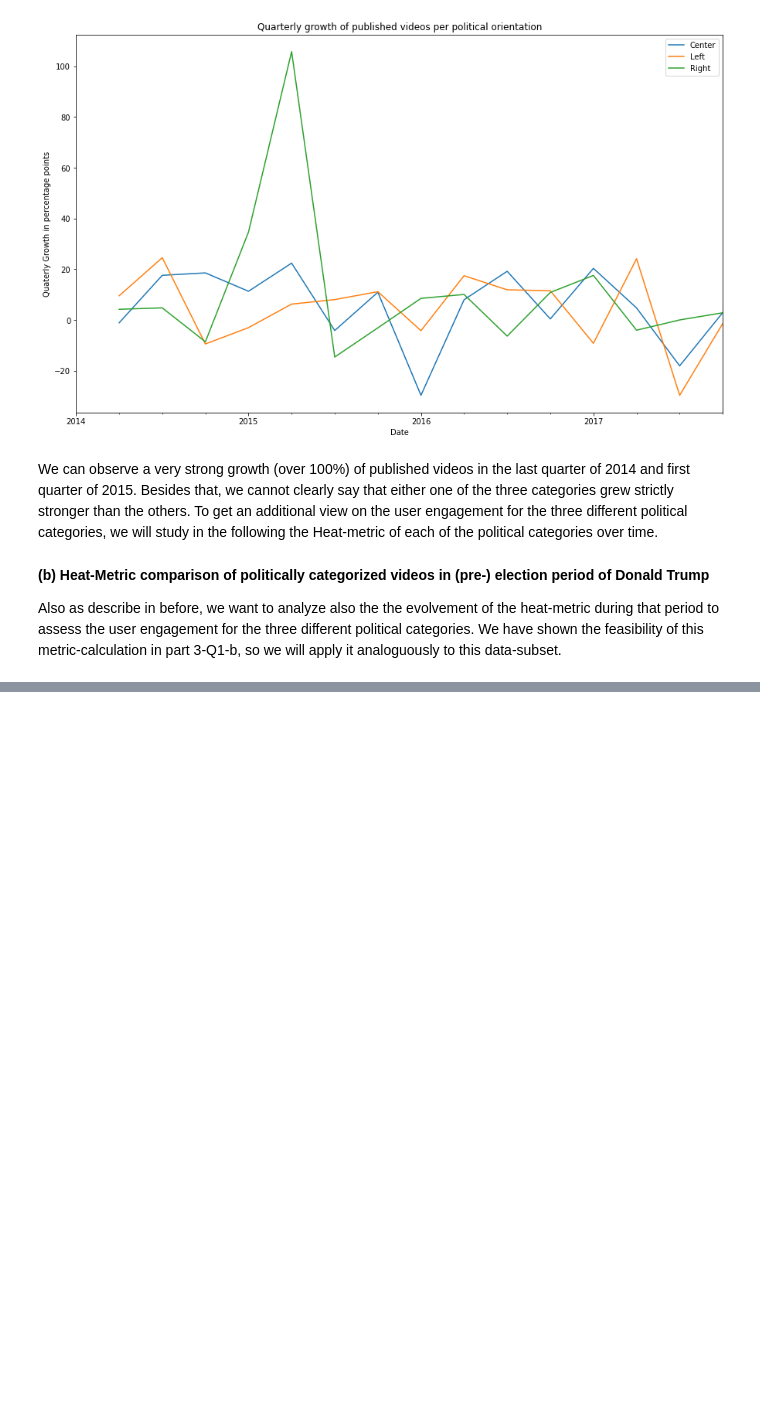
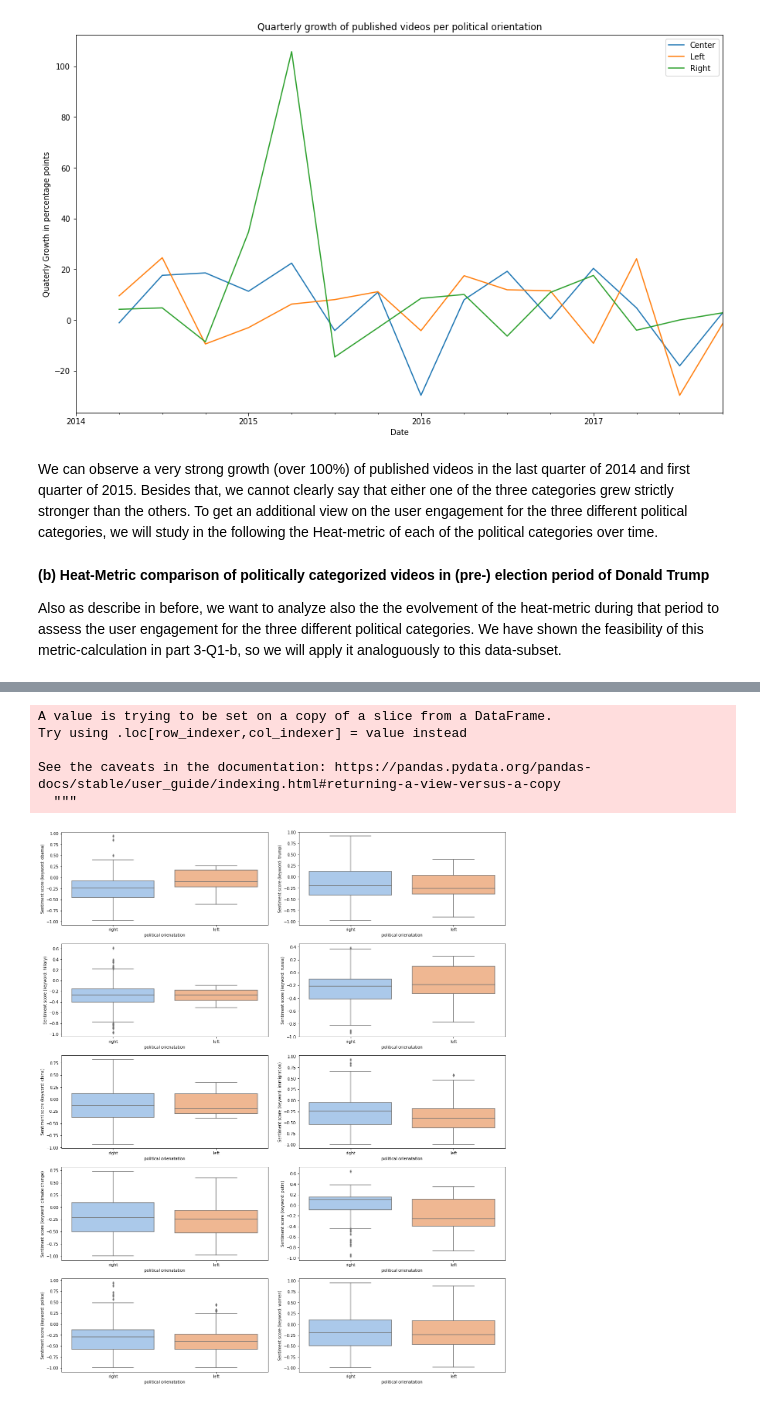
Before and after one commit to epfl-ada/ada-2022-project-powerrangers, a Jupyter notebook: explore_data.ipynb, the cells around one changed output, grey strips where cells are left out. Cells and saved outputs as stored; diff of their text form; code cells hidden in the pictures; blank space fills up the shorter version.

```diff
--- a/explore_data.ipynb
+++ b/explore_data.ipynb
@@ -938,0 +827,15 @@ Name: score, dtype: float64
+# %%
+#match the pol_orient to the videos based on its channel
+#takes a bit to run (~2 minutes)
+def orient_match(x):
+    var = channels_radic_df.loc[channels_radic_df["Id"] == x]["pol_orient"].values
+    if len(var) > 0:
+        return var[0]
+    else:
+        return 0
+
+videos_radic_df["pol_orient"] = videos_radic_df["channel_id"].apply(orient_match)
+# %%
+# drop empty rows (--> here you could also drop other rows if the contain un-important words)
+videos_radic_df = videos_radic_df[videos_radic_df.title != ""]
+videos_radic_df = videos_radic_df[videos_radic_df.pol_orient != 0]
@@ -938,0 +894,34 @@ Name: score, dtype: float64
+# %%
+# helper function that adds one column for sentiment in a given daatset
+
+def output(df):
+    out  = sent_analysis(df['description'].to_list())
+    df['score'] = out
+    # df['heat'] = df['dislike_count'] / (df['like_count'] + df['dislike_count'])
+    return df
+# %%
+# choosing the keywords we afre going to analyse..
+
+videos_df = videos_radic_df[['pol_orient', 'description', 'like_count', 'dislike_count']]
+keywords = ['obama', 'trump', 'hillary|clinton', 'russia', 'china', 'immigration|immigrant' , 'climate change', 'putin', 'police', 'women']
+dfs = []
+for kw in keywords:
+    dfs.append(output(videos_df[videos_radic_df.description.str.contains(kw,na=False)]))
+# %% [output]
+A value is trying to be set on a copy of a slice from a DataFrame.
+Try using .loc[row_indexer,col_indexer] = value instead
+
+See the caveats in the documentation: https://pandas.pydata.org/pandas-docs/stable/user_guide/indexing.html#returning-a-view-versus-a-copy
+  """
+# %%
+# plotting the sentiment per group as box plots to compare the sentiment
+fig, axs = plt.subplots(5,2, figsize=(20,25),gridspec_kw={"wspace": 0.15, "hspace": 0.2})
+
+for indx, df in enumerate(dfs):
+    ax = axs[indx//2, indx%2]
+    ax = sns.boxplot(ax = ax, data=df, x = df['pol_orient'], y = df['score'], palette="pastel")
+    ax.set(xlabel='political orienatation', ylabel=f'Sentiment score (keyword: {keywords[indx].split("|")[0]})')
+
+plt.show()
+# %% [output]
+[figure, added]
```
Also changed, not shown: parts of 42 cells of this notebook, 3 other files.
